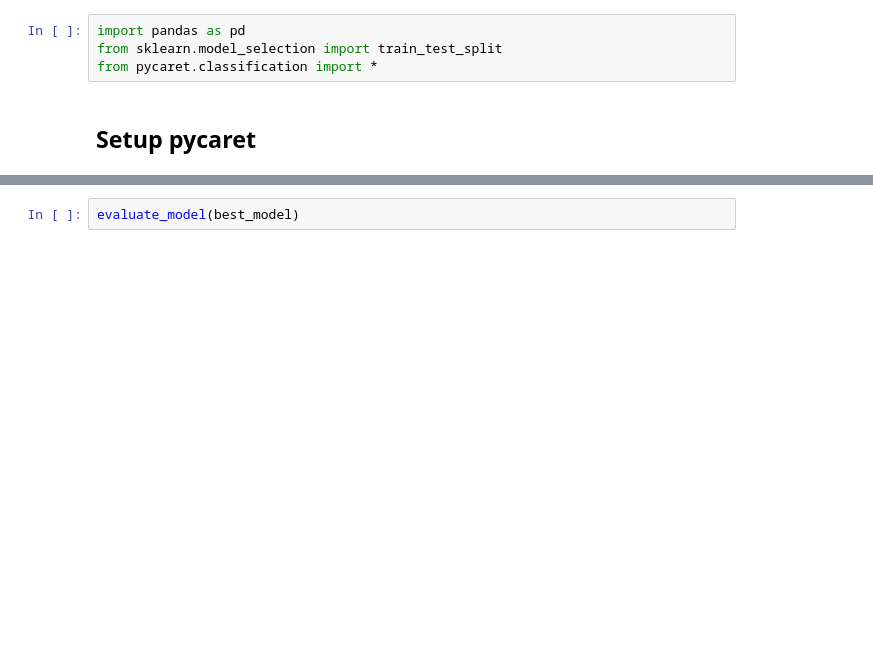
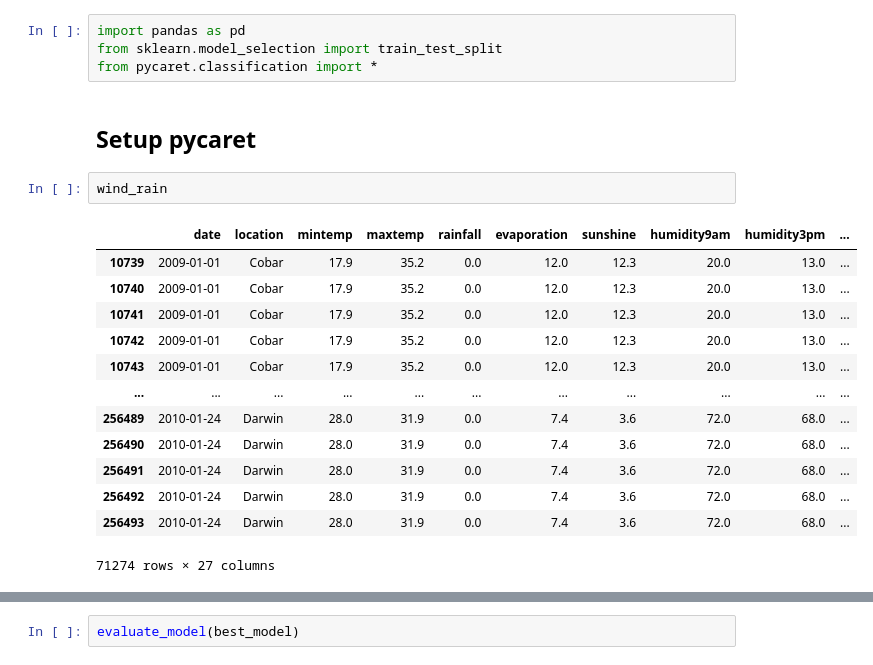
Before and after one commit to Lucascapdeville/weather_prediction, a Jupyter notebook: weather_prediction.ipynb, the cells around one changed output, grey strips where cells are left out. Drawn from its saved outputs; the diff is of its cells as text; blank space fills up the shorter version.

```diff
--- a/weather_prediction.ipynb
+++ b/weather_prediction.ipynb
@@ -65,4 +127,20 @@ from sklearn.model_selection import train_test_split
 from pycaret.classification import *
 # %% [markdown]
 ## Setup pycaret
+# %%
+wind_rain
+# %% [output]
+|  | date | location | mintemp | maxtemp | rainfall | evaporation | sunshine | humidity9am | humidity3pm | ... |
+| 10739 | 2009-01-01 | Cobar | 17.9 | 35.2 | 0.0 | 12.0 | 12.3 | 20.0 | 13.0 | ... |
+| 10740 | 2009-01-01 | Cobar | 17.9 | 35.2 | 0.0 | 12.0 | 12.3 | 20.0 | 13.0 | ... |
+| 10741 | 2009-01-01 | Cobar | 17.9 | 35.2 | 0.0 | 12.0 | 12.3 | 20.0 | 13.0 | ... |
+| 10742 | 2009-01-01 | Cobar | 17.9 | 35.2 | 0.0 | 12.0 | 12.3 | 20.0 | 13.0 | ... |
+| 10743 | 2009-01-01 | Cobar | 17.9 | 35.2 | 0.0 | 12.0 | 12.3 | 20.0 | 13.0 | ... |
+| ... | ... | ... | ... | ... | ... | ... | ... | ... | ... | ... |
+| 256489 | 2010-01-24 | Darwin | 28.0 | 31.9 | 0.0 | 7.4 | 3.6 | 72.0 | 68.0 | ... |
+| 256490 | 2010-01-24 | Darwin | 28.0 | 31.9 | 0.0 | 7.4 | 3.6 | 72.0 | 68.0 | ... |
+| 256491 | 2010-01-24 | Darwin | 28.0 | 31.9 | 0.0 | 7.4 | 3.6 | 72.0 | 68.0 | ... |
+| 256492 | 2010-01-24 | Darwin | 28.0 | 31.9 | 0.0 | 7.4 | 3.6 | 72.0 | 68.0 | ... |
+| 256493 | 2010-01-24 | Darwin | 28.0 | 31.9 | 0.0 | 7.4 | 3.6 | 72.0 | 68.0 | ... |
+71274 rows × 27 columns
 # %%
```
Also changed, not shown: parts of 18 cells of this notebook.
